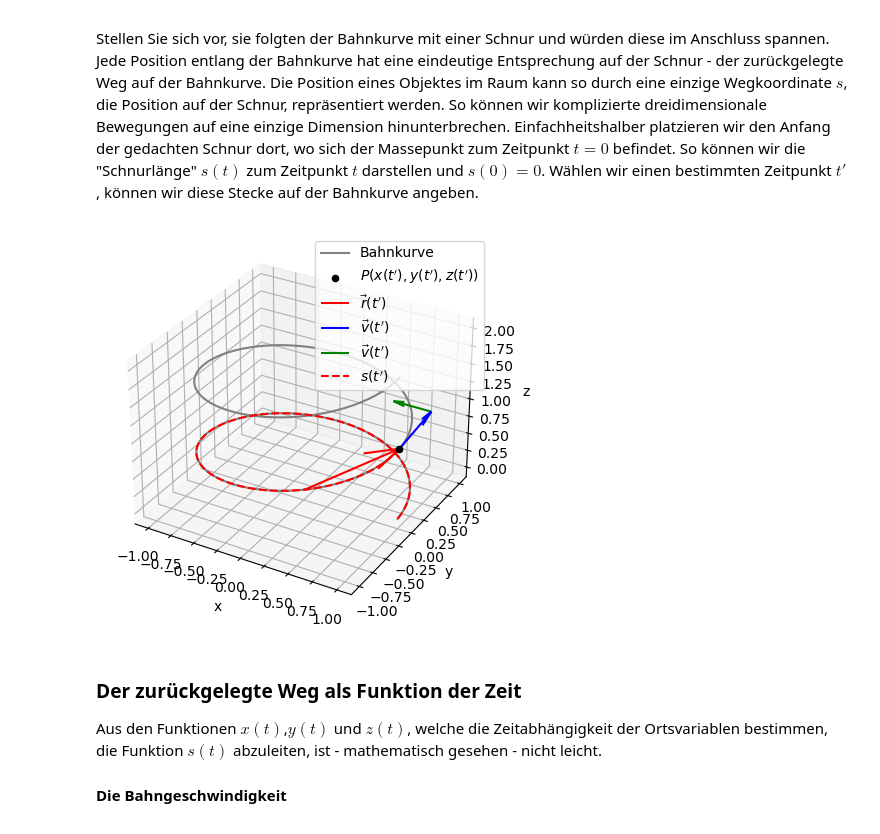
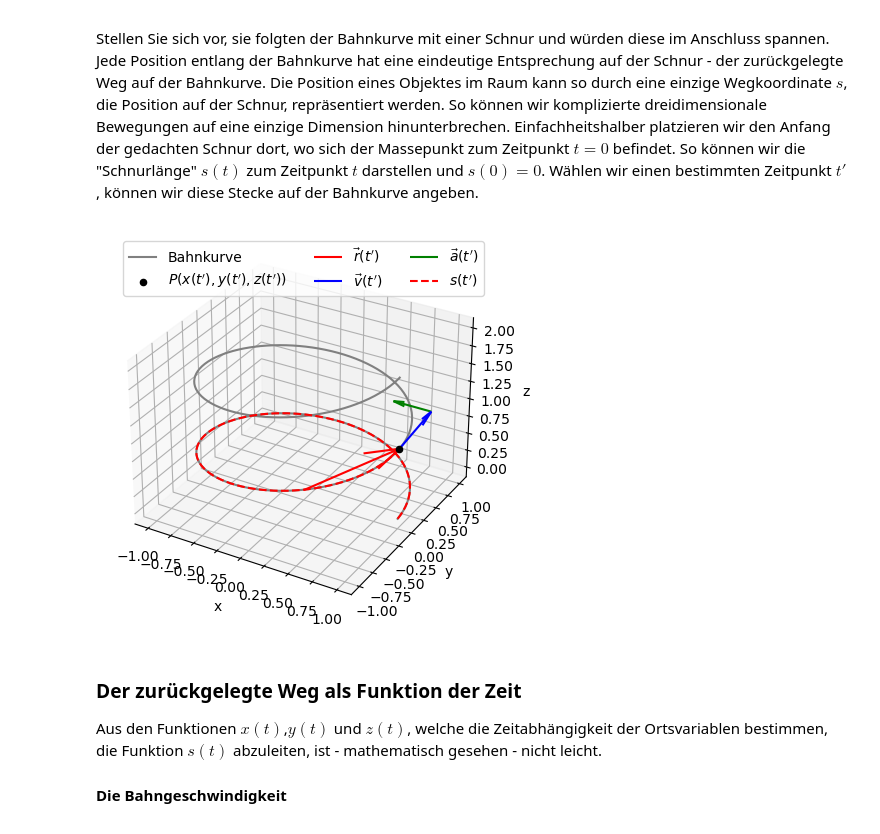
Before and after one commit to BalzMarty/KSWIL_PS, a Jupyter notebook: Kinematik/01_Räumliche_Bewegung.ipynb, the cells around one changed output. Cells and saved outputs as stored; diff of their text form; code cells hidden in the pictures.

```diff
--- a/Kinematik/01_Räumliche_Bewegung.ipynb
+++ b/Kinematik/01_Räumliche_Bewegung.ipynb
@@ -598,31 +598,31 @@ Stellen Sie sich vor, sie folgten der Bahnkurve mit einer Schnur und würden die
 # %%
 # plot trajectory
 fig = plt.figure(figsize=(7.5,5))
 
 ax = fig.add_subplot(111, projection='3d')
 ax.plot(xs=x,ys=y,zs=z,color="gray",label="Bahnkurve")
 ax.set_xlabel("x")
 ax.set_ylabel("y")
 ax.set_zlabel("z")
 
 
 # plot P(x(t'),y(t'),z(t'))
 ax.scatter(f_x(t_prime),f_y(t_prime),f_z(t_prime),color="black",label="$P(x(t'),y(t'),z(t'))$")
 # plot corresponding position vector
 ax.quiver(*np.zeros(3),*f_r(t_prime),color=['r'],label=r"$\vec{r}(t')$")
 # plot corresponding velocity vector
 ax.quiver(*f_r(t_prime),*f_v(t_prime),color=['b'],label=r"$\vec{v}(t')$")
 # plot corresponding acceleration vector
-ax.quiver(*(f_r(t_prime)+f_v(t_prime)),*f_a(t_prime),color=['g'],label=r"$\vec{v}(t')$")
+ax.quiver(*(f_r(t_prime)+f_v(t_prime)),*f_a(t_prime),color=['g'],label=r"$\vec{a}(t')$")
 
 # plot s(t)
 i_cur = np.argmin(abs(t-t_prime))
 ax.plot(xs=x[:i_cur],ys=y[:i_cur],zs=z[:i_cur],color="red",label="$s(t')$",linestyle="dashed")
 
-ax.legend()
+ax.legend(ncol=3)
 plt.show()
 # %% [output]
-[figure, old version]
+[figure, new version]
 # %% [markdown]
 ### Der zurückgelegte Weg als Funktion der Zeit <a class="anchor" id="4.1"></a>
 
```
Also changed, not shown: parts of 15 cells of this notebook, 2 other files.
